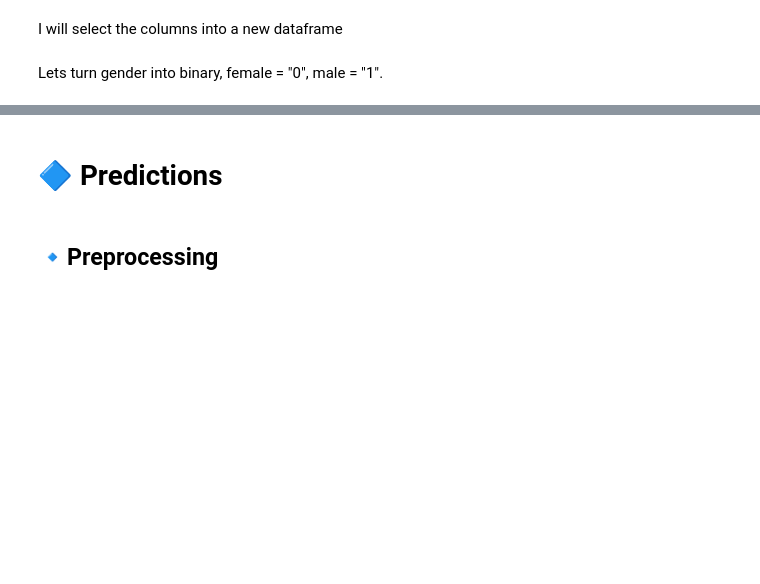
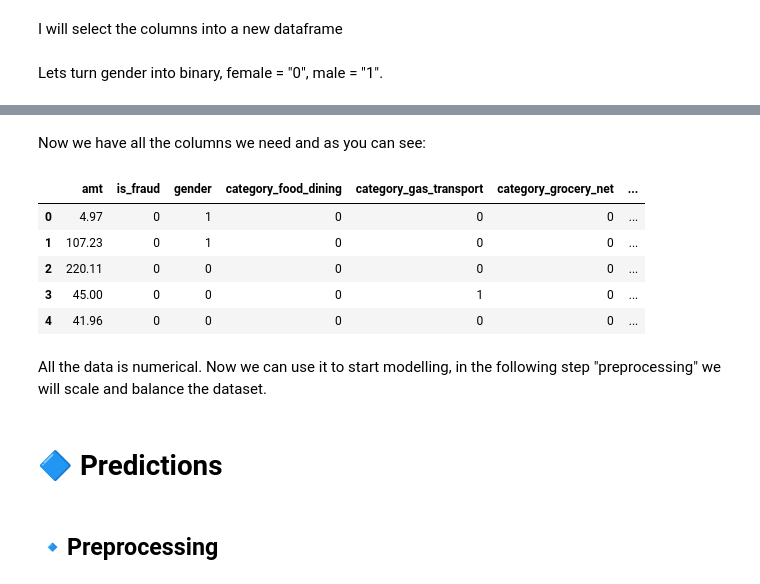
Before and after one commit to AviMegin/AI, a Jupyter notebook: Open program - Credit card fraud - Megin van Herk.ipynb, the cells around one changed output, grey strips where cells are left out. Cells and saved outputs as stored; diff of their text form; code cells hidden in the pictures; blank space fills up the shorter version.

```diff
--- a/Open program - Credit card fraud - Megin van Herk.ipynb
+++ b/Open program - Credit card fraud - Megin van Herk.ipynb
@@ -656,3 +720,16 @@ AttributeError: 'DataFrame' object has no attribute 'category'
+# %% [markdown]
+Now we have all the columns we need and as you can see:
+# %%
+cat_final.head()
+# %% [output]
+|  | amt | is_fraud | gender | category_food_dining | category_gas_transport | category_grocery_net | ... |
+| 0 | 4.97 | 0 | 1 | 0 | 0 | 0 | ... |
+| 1 | 107.23 | 0 | 1 | 0 | 0 | 0 | ... |
+| 2 | 220.11 | 0 | 0 | 0 | 0 | 0 | ... |
+| 3 | 45.00 | 0 | 0 | 0 | 1 | 0 | ... |
+| 4 | 41.96 | 0 | 0 | 0 | 0 | 0 | ... |
+# %% [markdown]
+All the data is numerical. Now we can use it to start modelling, in the following step "preprocessing" we will scale and balance the dataset.
 # %% [markdown]
 # 🔷 Predictions
 # %% [markdown]
```
Also changed, not shown: parts of 34 cells of this notebook.
